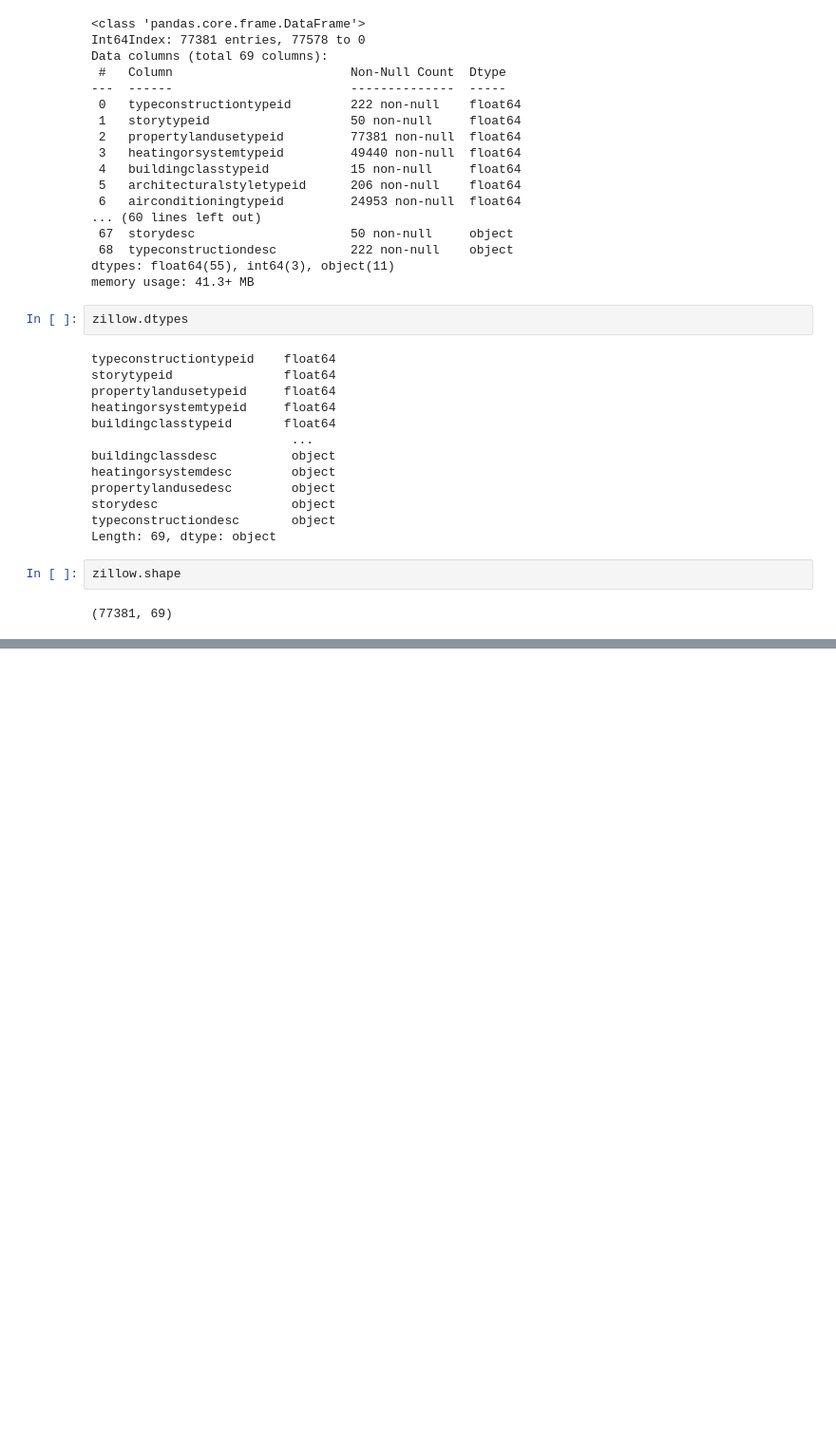
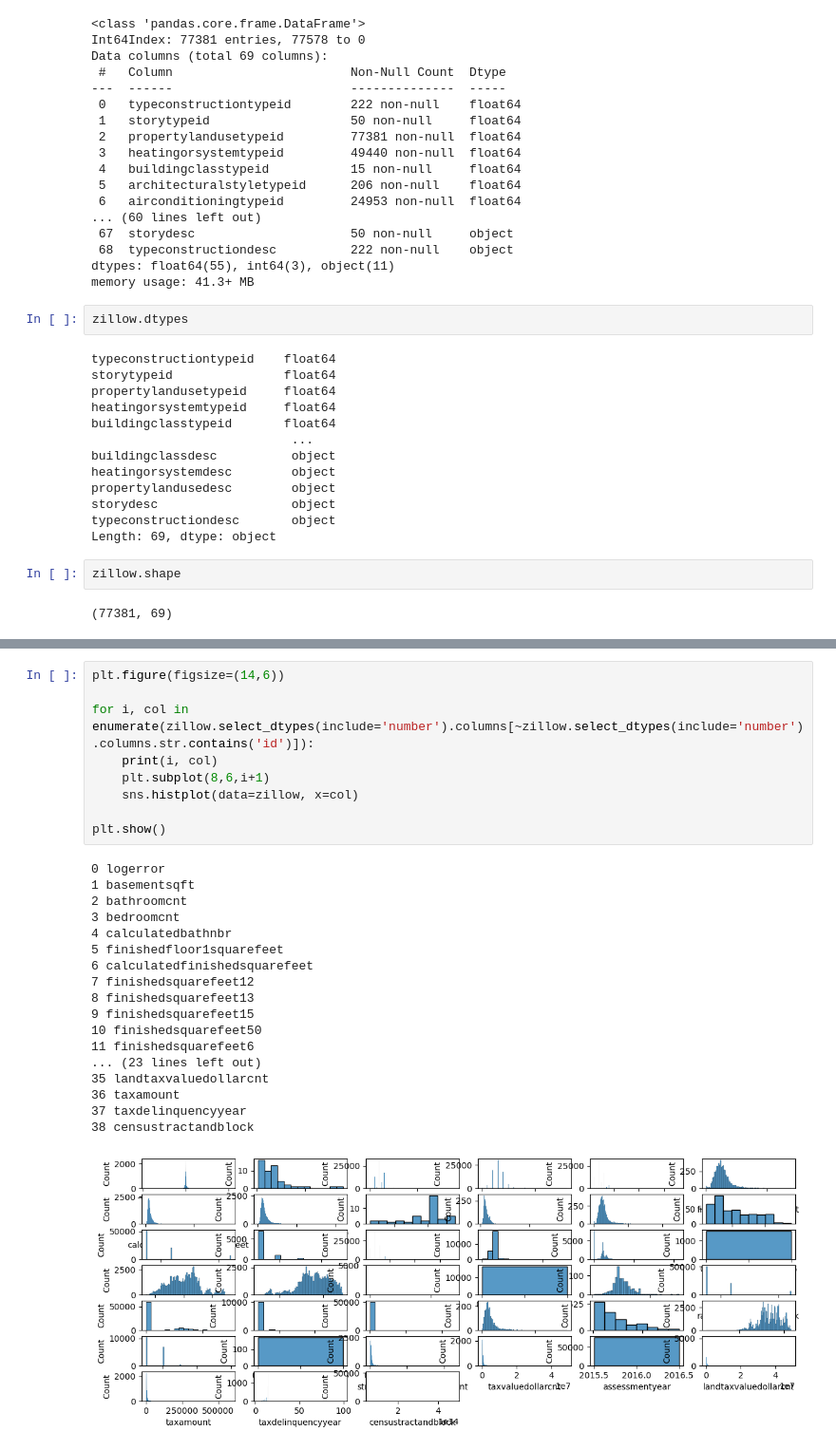
Before and after one commit to wilson-velasco/clustering-exercises, a Jupyter notebook: zillow.ipynb, the cells around one changed output, grey strips where cells are left out. Shown at 95% size. Drawn from its saved outputs; the diff is of its cells as text; blank space fills up the shorter version.

```diff
--- a/zillow.ipynb
+++ b/zillow.ipynb
@@ -145,0 +202,28 @@ zillow.shape
+# %%
+plt.figure(figsize=(14,6))
+
+for i, col in enumerate(zillow.select_dtypes(include='number').columns[~zillow.select_dtypes(include='number').columns.str.contains('id')]):
+    print(i, col)
+    plt.subplot(8,6,i+1)
+    sns.histplot(data=zillow, x=col)
+
+plt.show()
+# %% [output]
+0 logerror
+1 basementsqft
+2 bathroomcnt
+3 bedroomcnt
+4 calculatedbathnbr
+5 finishedfloor1squarefeet
+6 calculatedfinishedsquarefeet
+7 finishedsquarefeet12
+8 finishedsquarefeet13
+9 finishedsquarefeet15
+10 finishedsquarefeet50
+11 finishedsquarefeet6
+... (23 lines left out)
+35 landtaxvaluedollarcnt
+36 taxamount
+37 taxdelinquencyyear
+38 censustractandblock
+[figure, added]
```
Also changed, not shown: parts of 21 cells of this notebook.
